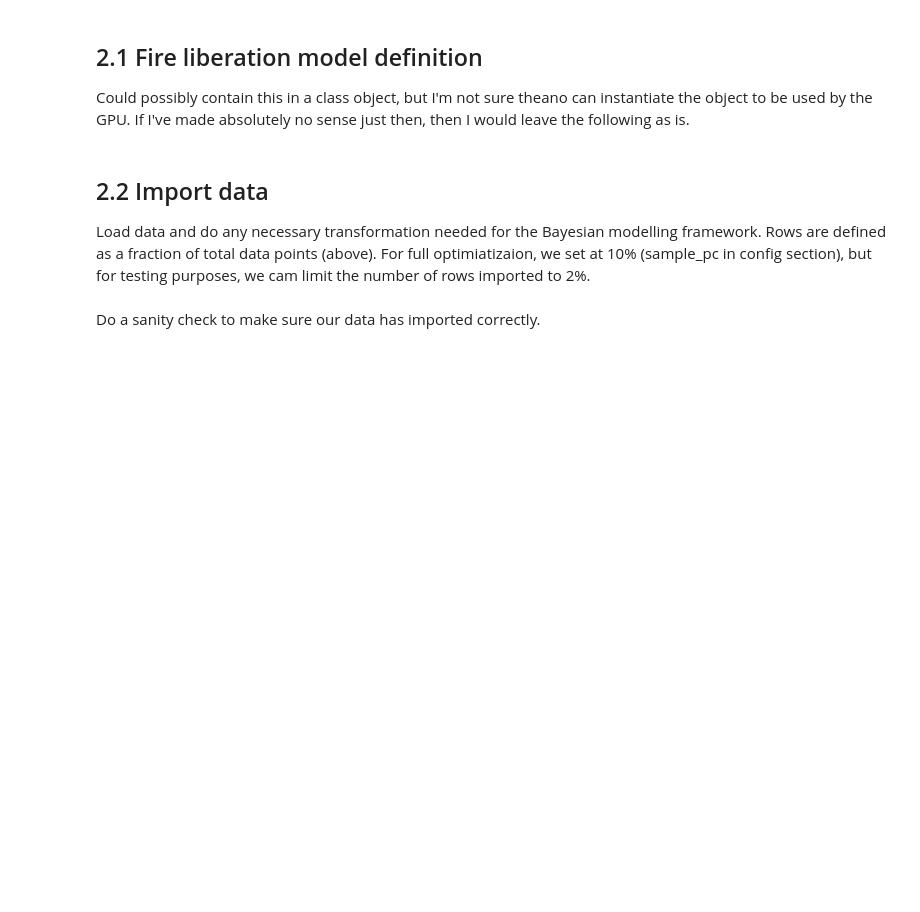
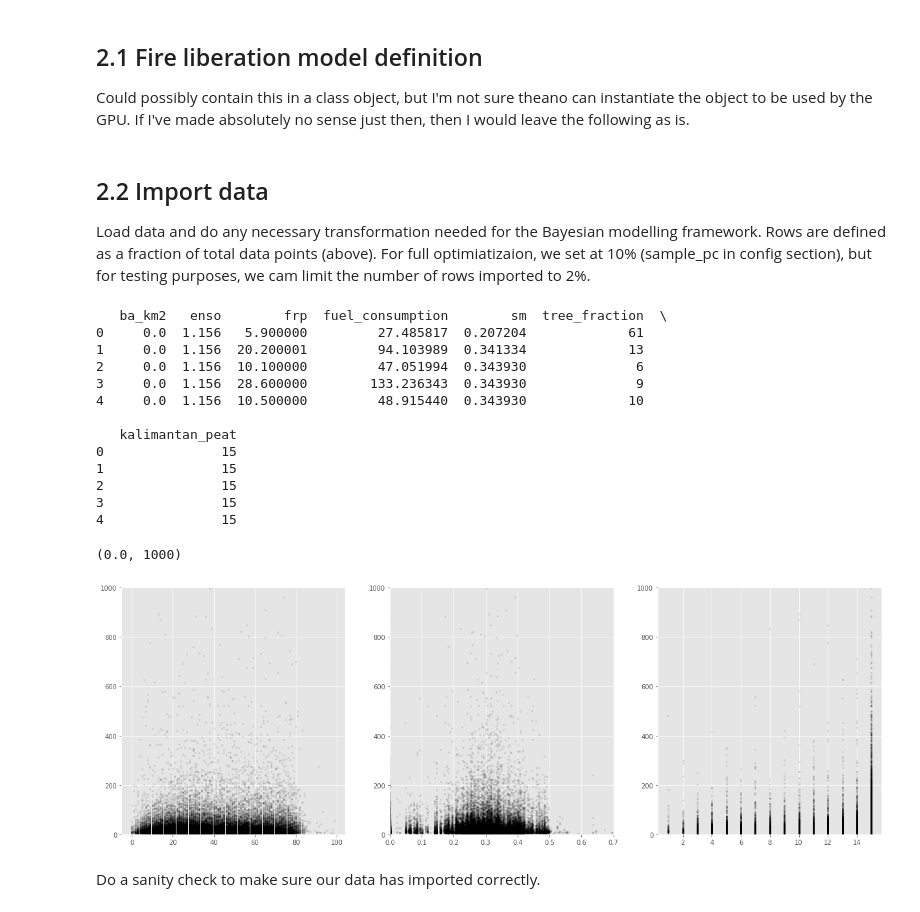
Before and after one commit to douglask3/fire_limitation, a Jupyter notebook: notebooks/bayesian_inference.ipynb, the cells around one changed output. Drawn from its saved outputs; the diff is of its cells as text; code cells hidden in the pictures; blank space fills up the shorter version.

```diff
--- a/notebooks/bayesian_inference.ipynb
+++ b/notebooks/bayesian_inference.ipynb
@@ -103,11 +103,11 @@ plt.style.use('ggplot')
 %matplotlib inline
 
 # paths and parameters
-sample_pc     = 2  ## This will be the percentage of data sampled.
+sample_pc     = 10  ## This will be the percentage of data sampled.
 nIterations   = 10000 ## Amount of inference iteragtions
-outPath       = "../data/frpVariables.csv" ## Where our input data comes from
+outPath       = "../data/frpVars.csv" ## Where our input data comes from
 param_outpath = '../outputs/params.csv' ## Where we'll output our parameter values describing our parameter distributions
-trace_db      = '../data/firemodel_trace.db' ## A trace file will save our inference info
+trace_db      = '../data/firemodel_trace10.db' ## A trace file will save our inference info
 # %% [markdown]
 ## 2.1 Fire liberation model definition
 
@@ -175,10 +195,41 @@ nlines      = file_len(DATAPATH)
 npoints     = round(sample_pc * nlines / 100)
 line_select = np.random.choice(range(0, nlines), npoints, False)
 fd          = load_with_buffer(DATAPATH, line_select)
-# %%
-fd['fuel'] = npLog0(fd['NPP'].values)
-fd['vegCover'] = (100.0 - fd['bareground'])/100.0
-fd['alphaMax'] = fd['alpha_'] - 1.0
+# %%
+print(fd.head())
+
+plt.figure(figsize=(21,7))
+plt.subplot(131)
+plt.scatter(fd['tree_fraction'], fd['frp'], c = 'k', alpha = 0.1, s = 5)
+#plt.gca().set_yscale('log')
+plt.ylim(0.0, 1000)
+
+plt.subplot(132)
+plt.scatter(fd['sm'], fd['frp'], c = 'k', alpha = 0.1, s = 5)
+#plt.gca().set_yscale('log')
+plt.xlim(0.0, 0.7)
+plt.ylim(0.0, 1000)
+
+plt.subplot(133)
+plt.scatter(fd['kalimantan_peat'], fd['frp'], c = 'k', alpha = 0.1, s = 5)
+#plt.gca().set_yscale('log')
+plt.ylim(0.0, 1000)
+# %% [output]
+   ba_km2   enso        frp  fuel_consumption        sm  tree_fraction  \
+0     0.0  1.156   5.900000         27.485817  0.207204             61
+1     0.0  1.156  20.200001         94.103989  0.341334             13
+2     0.0  1.156  10.100000         47.051994  0.343930              6
+3     0.0  1.156  28.600000        133.236343  0.343930              9
+4     0.0  1.156  10.500000         48.915440  0.343930             10
+
+   kalimantan_peat
+0               15
+1               15
+2               15
+3               15
+4               15
+(0.0, 1000)
+[figure, added]
 # %% [markdown]
 Do a sanity check to make sure our data has imported correctly.
 # %%
```
Also changed, not shown: parts of 14 cells of this notebook.
